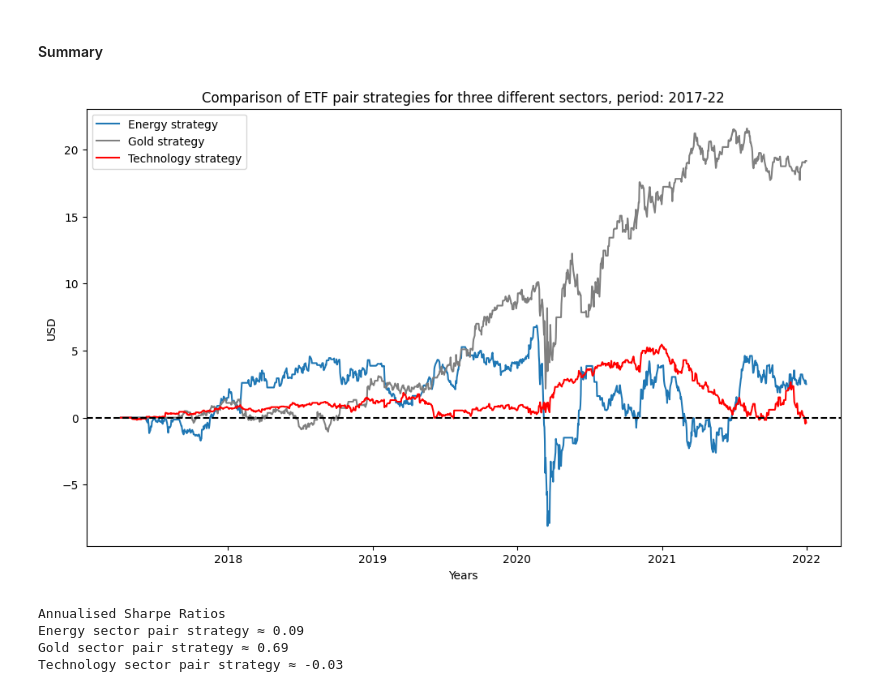
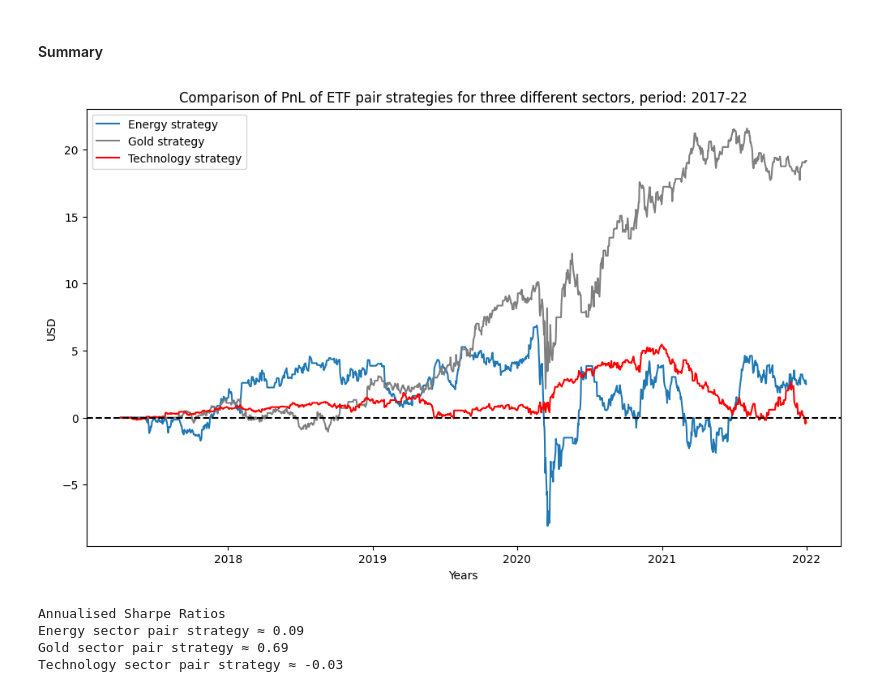
Before and after one commit to George-Creekbed/capstone_review, a Jupyter notebook: step1b.ipynb, the cells around one changed output. Saved outputs shown, nothing was run; the diff lists cells and outputs as text; code cells hidden in the pictures.

```diff
--- a/step1b.ipynb
+++ b/step1b.ipynb
@@ -359,17 +444,17 @@ PnL graph for the Technology pair strategy shows a countercyclical growth during
 # %%
 #fig, ax = plt.subplots()
 plt.plot(cum_pnl_energy.index, cum_pnl_energy, label="Energy strategy")
 plt.plot(cum_pnl_gold.index, cum_pnl_gold, 'tab:gray', label="Gold strategy")
 plt.plot(cum_pnl_tech.index, cum_pnl_tech, 'r', label="Technology strategy")
 plt.axhline(0, ls="--", color="black", lw=1.5)
 plt.ylabel("USD")
 plt.xlabel("Years")
 plt.legend()
-plt.title("Comparison of ETF pair strategies for three different sectors, period: 2017-22")
+plt.title("Comparison of PnL of ETF pair strategies for three different sectors, period: 2017-22")
 
 plt.show()
 # %% [output]
-[figure, old version]
+[figure, new version]
 # %%
 print("Annualised Sharpe Ratios")
 print(f"Energy sector pair strategy ≈ {annual_sharpe_energy:.2f}")
```
Also changed, not shown: parts of 23 cells of this notebook, 1 other file.
